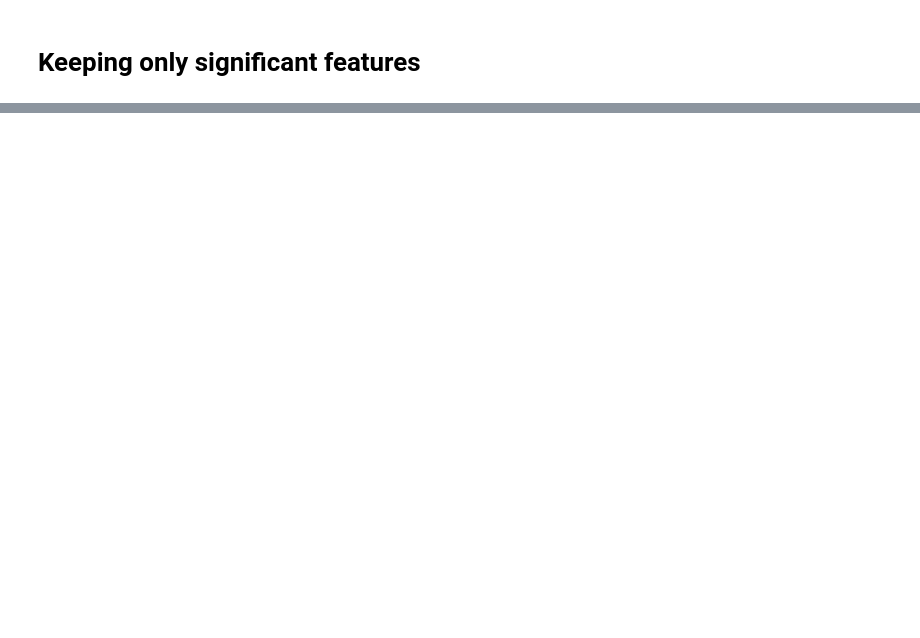
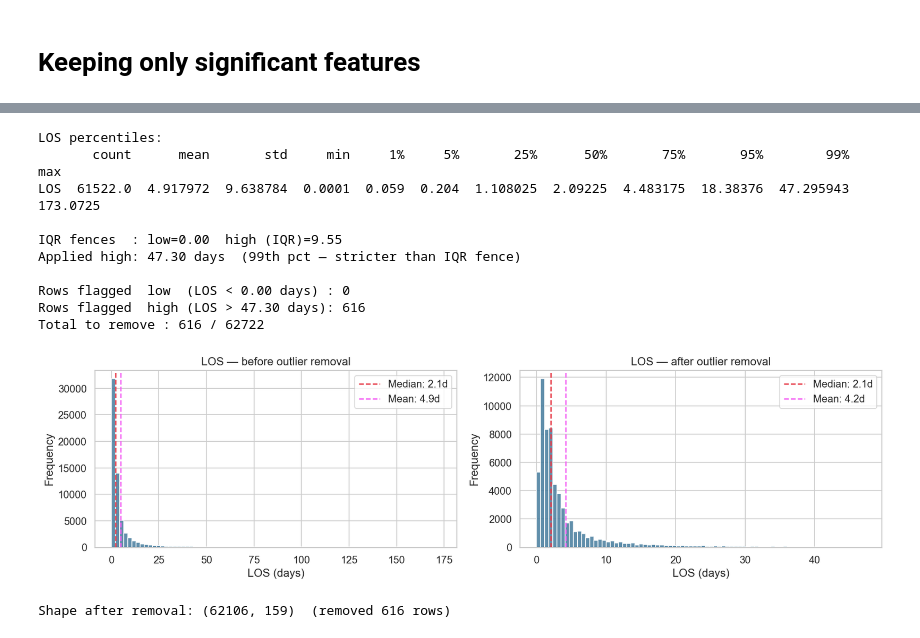
Before and after one commit to belacartaxo/icu-length-of-stay-prediction-system, a Jupyter notebook: 02_statistical_analysis.ipynb, the cells around one changed output, grey strips where cells are left out. Cells and saved outputs as stored; diff of their text form; code cells hidden in the pictures; blank space fills up the shorter version.

```diff
--- a/02_statistical_analysis.ipynb
+++ b/02_statistical_analysis.ipynb
@@ -648,0 +644,61 @@ Done.
+# %%
+# ── LOS outlier detection ────────────────────────────────────────────────────
+los = df_selected["LOS"].dropna()
+
+Q1, Q3 = los.quantile(0.25), los.quantile(0.75)
+IQR    = Q3 - Q1
+
+# Lower fence: at least 0 (negative LOS is impossible)
+LOS_LOW  = max(0, Q1 - 1.5 * IQR)
+# Upper fence: capped at 99th percentile (avoids very rare extreme stays)
+LOS_HIGH = los.quantile(0.99)
+
+print("LOS percentiles:")
+print(los.describe(percentiles=[.01, .05, .25, .50, .75, .95, .99]).to_frame().T.to_string())
+print(f"\nIQR fences  : low={LOS_LOW:.2f}  high (IQR)={Q3 + 1.5*IQR:.2f}")
+print(f"Applied high: {LOS_HIGH:.2f} days  (99th pct — stricter than IQR fence)")
+
+mask_low  = df_selected["LOS"] < LOS_LOW
+mask_high = df_selected["LOS"] > LOS_HIGH
+
+print(f"\nRows flagged  low  (LOS < {LOS_LOW:.2f} days) : {mask_low.sum()}")
+print(f"Rows flagged  high (LOS > {LOS_HIGH:.2f} days): {mask_high.sum()}")
+print(f"Total to remove : {(mask_low | mask_high).sum()} / {len(df_selected)}")
+
+# ── Visual: before vs after ─────────────────────────────────────────────────
+fig, axes = plt.subplots(1, 2, figsize=(14, 4))
+
+for ax, data, title in zip(
+    axes,
+    [df_selected["LOS"], df_selected.loc[~(mask_low | mask_high), "LOS"]],
+    ["LOS — before outlier removal", "LOS — after outlier removal"]
+):
+    ax.hist(data.dropna(), bins=80, color="#457b9d", edgecolor="white", alpha=0.85)
+    ax.axvline(data.median(), color="#e63946", linestyle="--",
+               label=f"Median: {data.median():.1f}d")
+    ax.axvline(data.mean(), color="#f461f4", linestyle="--",
+               label=f"Mean: {data.mean():.1f}d")
+    ax.set_xlabel("LOS (days)")
+    ax.set_ylabel("Frequency")
+    ax.set_title(title)
+    ax.legend()
+
+plt.tight_layout()
+plt.show()
+
+# ── Remove outliers ──────────────────────────────────────────────────────────
+df_clean = df_selected[~(mask_low | mask_high)].copy()
+print(f"\nShape after removal: {df_clean.shape}  (removed {len(df_selected) - len(df_clean)} rows)")
+# %% [output]
+LOS percentiles:
+       count      mean       std     min     1%     5%       25%      50%       75%       95%        99%       max
+LOS  61522.0  4.917972  9.638784  0.0001  0.059  0.204  1.108025  2.09225  4.483175  18.38376  47.295943  173.0725
+
+IQR fences  : low=0.00  high (IQR)=9.55
+Applied high: 47.30 days  (99th pct — stricter than IQR fence)
+
+Rows flagged  low  (LOS < 0.00 days) : 0
+Rows flagged  high (LOS > 47.30 days): 616
+Total to remove : 616 / 62722
+[figure, added]
+Shape after removal: (62106, 159)  (removed 616 rows)
```
Also changed, not shown: parts of 17 cells of this notebook, 1 other file.
